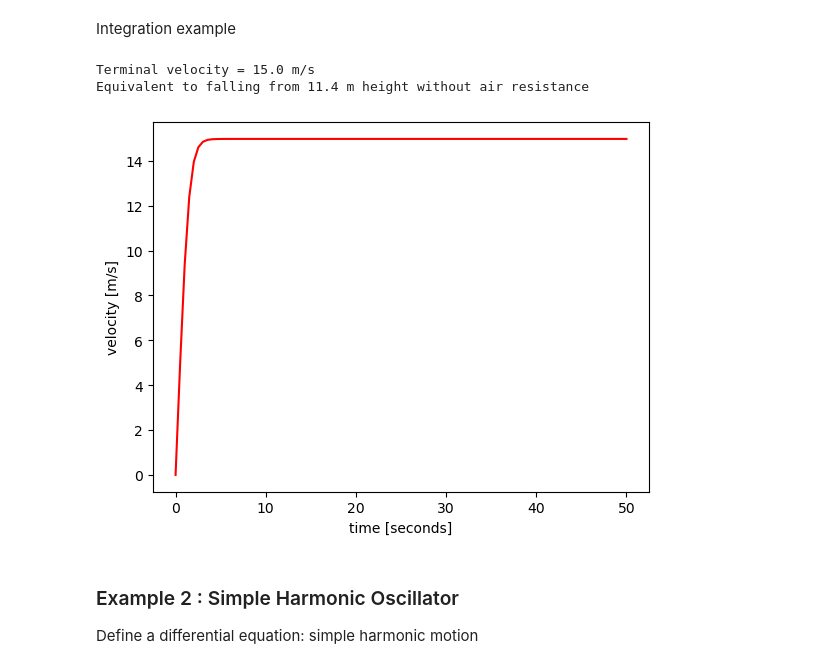
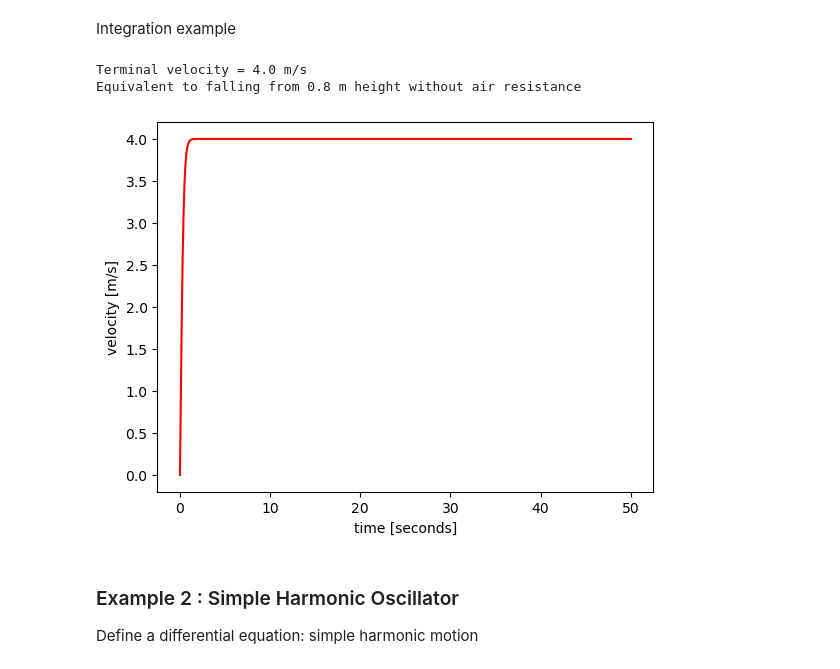
Before and after one commit to ds-connectors/Physics-88-SP24, a Jupyter notebook: Week13/L11/Lecture11.ipynb, the cells around one changed output. Cells and saved outputs as stored; diff of their text form; code cells hidden in the pictures.

```diff
--- a/Week13/L11/Lecture11.ipynb
+++ b/Week13/L11/Lecture11.ipynb
@@ -54,28 +54,28 @@ Integration example
 # %%
 initial_state = np.array([0.0])
 g = 9.81
 
 # Human falling in air
 rho = 1.225 # kg/m^3
 Cd = 1
-A = 5 # 40 # m^2 (parachute)
-mass = 70 # kg
+A = 1 # 5 # 40 # m^2 (parachute)
+mass = 1 # kg
 c = 0.5*A*rho*Cd/mass
 
-times = np.linspace(0,50,100)      # 0.05 sec steps. check how results depend on step size
+times = np.linspace(0,50,1000)      # 0.05 sec steps. check how results depend on step size
 velocity = euler(drag,initial_state,times)
 
 plt.plot(times,velocity,'r-')
 plt.xlabel('time [seconds]')
 plt.ylabel('velocity [m/s]')
 
 vTerm = velocity[-1][0]
 print('Terminal velocity = {0:.1f} m/s'.format(vTerm))
 print('Equivalent to falling from {0:.1f} m height without air resistance'.format(0.5*vTerm**2/g))
 # %% [output]
-Terminal velocity = 15.0 m/s
-Equivalent to falling from 11.4 m height without air resistance
+Terminal velocity = 4.0 m/s
+Equivalent to falling from 0.8 m height without air resistance
-[figure, old version]
+[figure, new version]
 # %% [markdown]
 ### Example 2 : Simple Harmonic Oscillator
 
```
Also changed, not shown: parts of 3 cells of this notebook, 7 other files.
